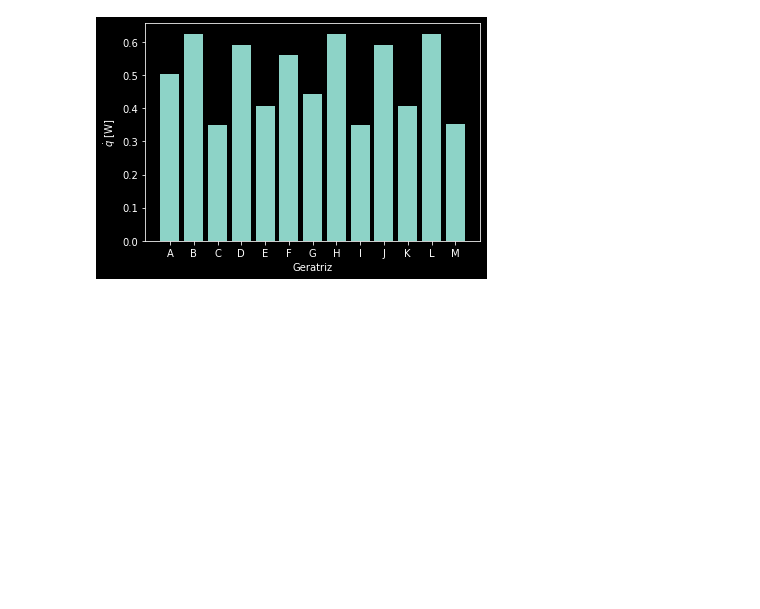
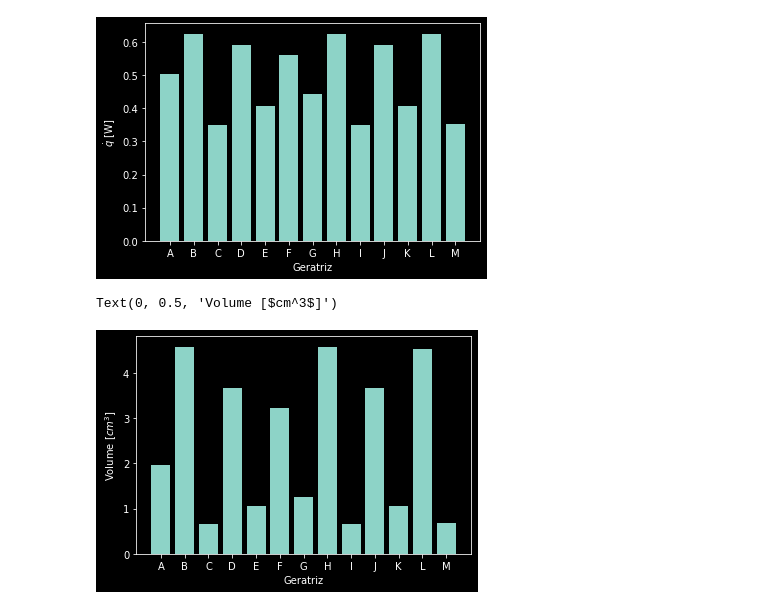
Before and after one commit to marcusbfs/AletasFT, a Jupyter notebook: plots/notebook.ipynb, the cells around one changed output. Cells and saved outputs as stored; diff of their text form; code cells hidden in the pictures; blank space fills up the shorter version.

Commit message:
volume calcs

```diff
--- a/plots/notebook.ipynb
+++ b/plots/notebook.ipynb
@@ -39,3 +39,14 @@ ax.set_ylabel(r"$\dot{q}$ [W]")
 # %% [output]
 Text(0, 0.5, '$\\dot{q}$ [W]')
 [figure]
+# %%
+# Diagrama de barras para o volume
+fig, ax = plt.subplots()
+q_dot = np.array([data[index][:,4][0]*1e6 for index in geratrizes_files])
+q_x = np.array([i for i in range(1, len(geratrizes_files)+1)])
+ax.bar(q_x, q_dot, tick_label=geratrizes_files)
+ax.set_xlabel("Geratriz")
+ax.set_ylabel(u'Volume [$cm^3$]')
+# %% [output]
+Text(0, 0.5, 'Volume [$cm^3$]')
+[figure, added]
```
Also changed, not shown: parts of 1 cell of this notebook, 15 other files.
